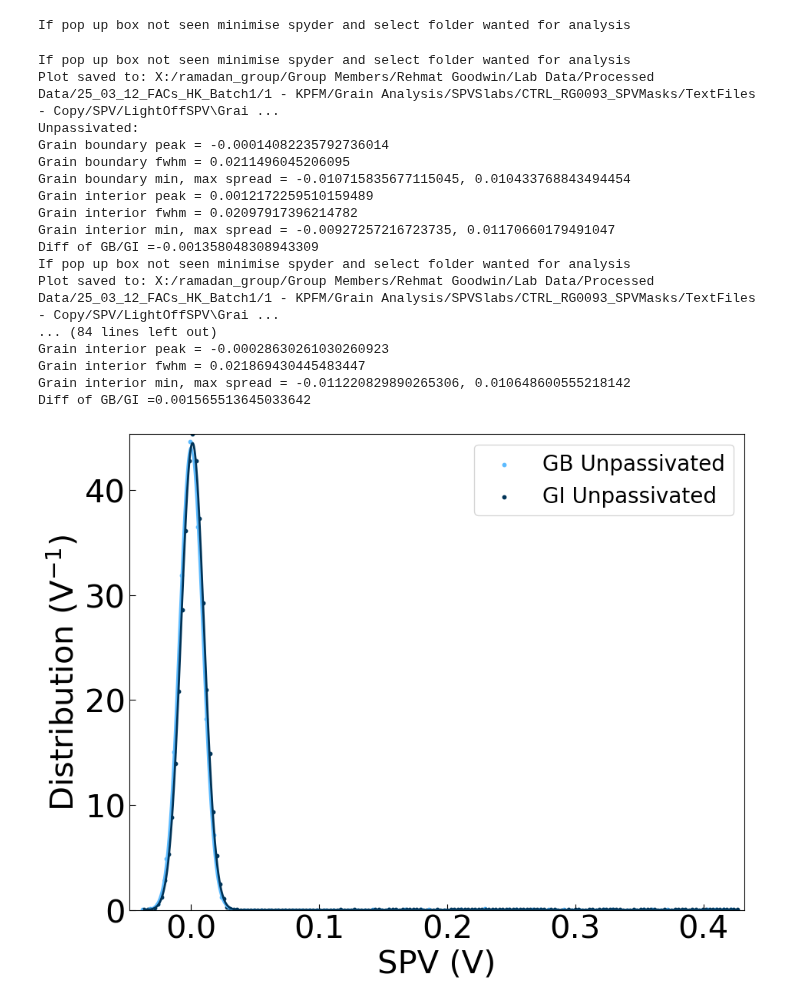
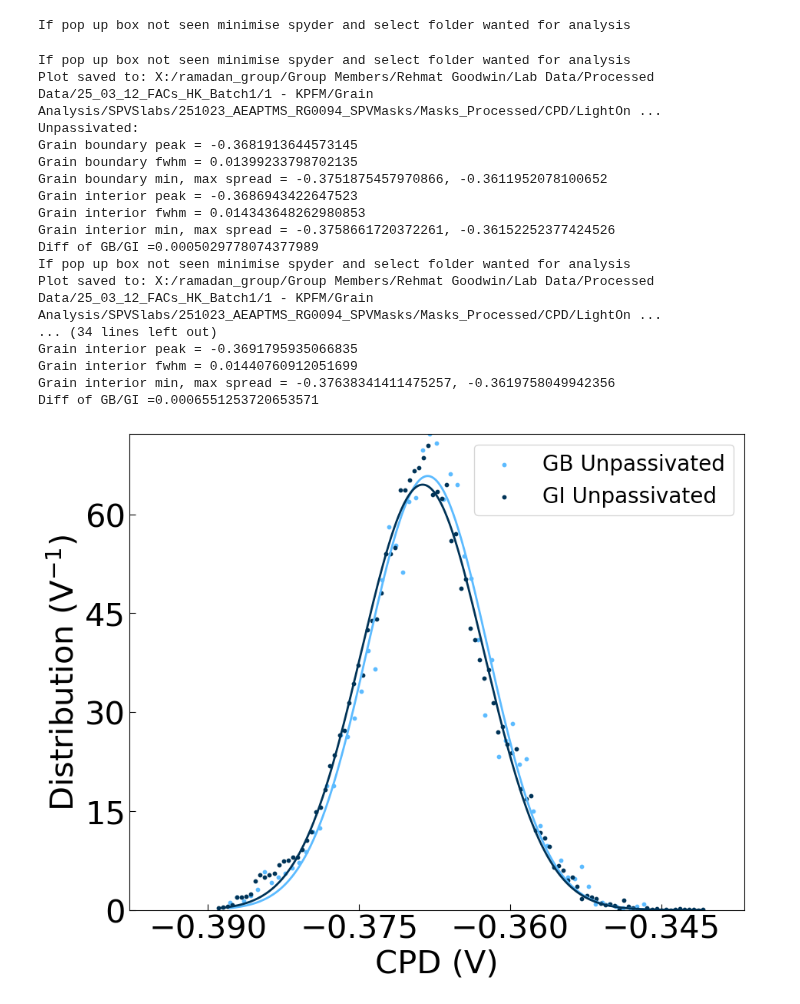
Before and after one commit to RamadanLab/KPFM_processing, a Jupyter notebook: GrainAnalysis.ipynb, the cells around one changed output. Saved outputs shown, nothing was run; the diff lists cells and outputs as text; code cells hidden in the pictures.

```diff
--- a/GrainAnalysis.ipynb
+++ b/GrainAnalysis.ipynb
@@ -251,7 +251,7 @@ def grain_boundaries(GB_file_1, GI_file_1, pixels ):
     ax.tick_params(direction='in', length=6)
     ax.tick_params(axis='both')#, labelsize=50)
     ax.margins (0.5,0.5)
-    plt.xlabel("SPV (V)")#, size = 50)
+    plt.xlabel("CPD (V)")#, size = 50)
     min_axis=[np.min( GB_x_raw_1), np.min(GB_x_1)]#, np.min( GB_x_raw_2), np.min(GB_x_2)]
     max_axis = [np.max( GB_x_raw_1), np.max(GB_x_1)]#, np.max( GB_x_raw_2), np.max(GB_x_2)]
     ax.set_xlim(np.min(min_axis)-0.01, np.max(max_axis)+0.01)
@@ -351,55 +351,55 @@ elif processing_type == 'N':
     GB_file_3 = filedialog.askopenfilename(title='Select 3pix grain boundaries unpassivated .txt file')
     GB_file_4 = filedialog.askopenfilename(title='Select 4pix grain boundaries unpassivated .txt file')
     GB_file_5 = filedialog.askopenfilename(title='Select 5pix grain boundaries unpassivated .txt file')
-    GB_file_6 = filedialog.askopenfilename(title='Select 6pix grain boundaries unpassivated .txt file')
+    '''GB_file_6 = filedialog.askopenfilename(title='Select 6pix grain boundaries unpassivated .txt file')
     GB_file_7 = filedialog.askopenfilename(title='Select 7grain boundaries unpassivated .txt file')
     GB_file_8 = filedialog.askopenfilename(title='Select 8grain boundaries unpassivated .txt file')
     GB_file_9 = filedialog.askopenfilename(title='Select 9grain boundaries unpassivated .txt file')
-    GB_file_10 = filedialog.askopenfilename(title='Select 10grain boundaries unpassivated .txt file')
+    GB_file_10 = filedialog.askopenfilename(title='Select 10grain boundaries unpassivated .txt file')'''
 
     GI_file_1 = filedialog.askopenfilename(title='Select 1grain interiors unpassivated .txt file')
     GI_file_2 = filedialog.askopenfilename(title='Select 2grain interiors unpassivated .txt file')
     GI_file_3 = filedialog.askopenfilename(title='Select 3grain interiors unpassivated .txt file')
     GI_file_4 = filedialog.askopenfilename(title='Select 4grain interiors unpassivated .txt file')
     GI_file_5 = filedialog.askopenfilename(title='Select 5grain interiors unpassivated .txt file')
-    GI_file_6 = filedialog.askopenfilename(title='Select 6grain interiors unpassivated .txt file')
+    '''GI_file_6 = filedialog.askopenfilename(title='Select 6grain interiors unpassivated .txt file')
     GI_file_7 = filedialog.askopenfilename(title='Select 7grain interiors unpassivated .txt file')
     GI_file_8 = filedialog.askopenfilename(title='Select 8grain interiors unpassivated .txt file')
     GI_file_9 = filedialog.askopenfilename(title='Select 9grain interiors unpassivated .txt file')
-    GI_file_10 = filedialog.askopenfilename(title='Select 10grain interiors unpassivated .txt file')
+    GI_file_10 = filedialog.askopenfilename(title='Select 10grain interiors unpassivated .txt file')'''
 
     peak_diff_1  = grain_boundaries(GB_file_1, GI_file_1, 1)
     peak_diff_2 =   grain_boundaries(GB_file_2, GI_file_2, 2)
     peak_diff_3  = grain_boundaries(GB_file_3, GI_file_3, 3)
     peak_diff_4 = grain_boundaries(GB_file_4, GI_file_4, 4)
     peak_diff_5  = grain_boundaries(GB_file_5, GI_file_5, 5)
-    peak_diff_6 = grain_boundaries(GB_file_6, GI_file_6, 6)
+    '''peak_diff_6 = grain_boundaries(GB_file_6, GI_file_6, 6)
     peak_diff_7 = grain_boundaries(GB_file_7, GI_file_7, 7)
     peak_diff_8 = grain_boundaries(GB_file_8, GI_file_8, 8)
     peak_diff_9 = grain_boundaries(GB_file_9, GI_file_9, 9)
-    peak_diff_10 = grain_boundaries(GB_file_10, GI_file_10, 10)
+    peak_diff_10 = grain_boundaries(GB_file_10, GI_file_10, 10)'''
 
-    x_pixels = [1,2,3,4,5,6,7,8,9,10]
-    y_peaks = [peak_diff_1, peak_diff_2, peak_diff_3, peak_diff_4, peak_diff_5,peak_diff_6, peak_diff_7, peak_diff_8, peak_diff_9, peak_diff_10]
+    x_pixels = [1,2,3,4,5]#,6,7,8,9,10]
+    y_peaks = [peak_diff_1, peak_diff_2, peak_diff_3, peak_diff_4, peak_diff_5]#,peak_diff_6, peak_diff_7, peak_diff_8, peak_diff_9, peak_diff_10]
 
 else:
     print ("No processing type selected or error in code")
 # %% [output]
 If pop up box not seen minimise spyder and select folder wanted for analysis
-Plot saved to: X:/ramadan_group/Group Members/Rehmat Goodwin/Lab Data/Processed Data/25_03_12_FACs_HK_Batch1/1 - KPFM/Grain Analysis/SPVSlabs/CTRL_RG0093_SPVMasks/TextFiles - Copy/SPV/LightOffSPV\Grai ...
+Plot saved to: X:/ramadan_group/Group Members/Rehmat Goodwin/Lab Data/Processed Data/25_03_12_FACs_HK_Batch1/1 - KPFM/Grain Analysis/SPVSlabs/251023_AEAPTMS_RG0094_SPVMasks/Masks_Processed/CPD/LightOn ...
 Unpassivated:
-Grain boundary peak = -0.00014082235792736014
-Grain boundary fwhm = 0.0211496045206095
-Grain boundary min, max spread = -0.010715835677115045, 0.010433768843494454
-Grain interior peak = 0.0012172259510159489
-Grain interior fwhm = 0.02097917396214782
-Grain interior min, max spread = -0.00927257216723735, 0.01170660179491047
-Diff of GB/GI =-0.001358048308943309
+Grain boundary peak = -0.3681913644573145
+Grain boundary fwhm = 0.01399233798702135
+Grain boundary min, max spread = -0.3751875457970866, -0.3611952078100652
+Grain interior peak = -0.3686943422647523
+Grain interior fwhm = 0.014343648262980853
+Grain interior min, max spread = -0.3758661720372261, -0.36152252377424526
+Diff of GB/GI =0.0005029778074377989
 If pop up box not seen minimise spyder and select folder wanted for analysis
-Plot saved to: X:/ramadan_group/Group Members/Rehmat Goodwin/Lab Data/Processed Data/25_03_12_FACs_HK_Batch1/1 - KPFM/Grain Analysis/SPVSlabs/CTRL_RG0093_SPVMasks/TextFiles - Copy/SPV/LightOffSPV\Grai ...
-... (84 lines left out)
-Grain interior peak = -0.00028630261030260923
-Grain interior fwhm = 0.021869430445483447
-Grain interior min, max spread = -0.011220829890265306, 0.010648600555218142
-Diff of GB/GI =0.001565513645033642
+Plot saved to: X:/ramadan_group/Group Members/Rehmat Goodwin/Lab Data/Processed Data/25_03_12_FACs_HK_Batch1/1 - KPFM/Grain Analysis/SPVSlabs/251023_AEAPTMS_RG0094_SPVMasks/Masks_Processed/CPD/LightOn ...
+... (34 lines left out)
+Grain interior peak = -0.3691795935066835
+Grain interior fwhm = 0.01440760912051699
+Grain interior min, max spread = -0.37638341411475257, -0.3619758049942356
+Diff of GB/GI =0.0006551253720653571
-[figure, old version]
+[figure, new version]
```
Also changed, not shown: parts of 3 cells of this notebook.
